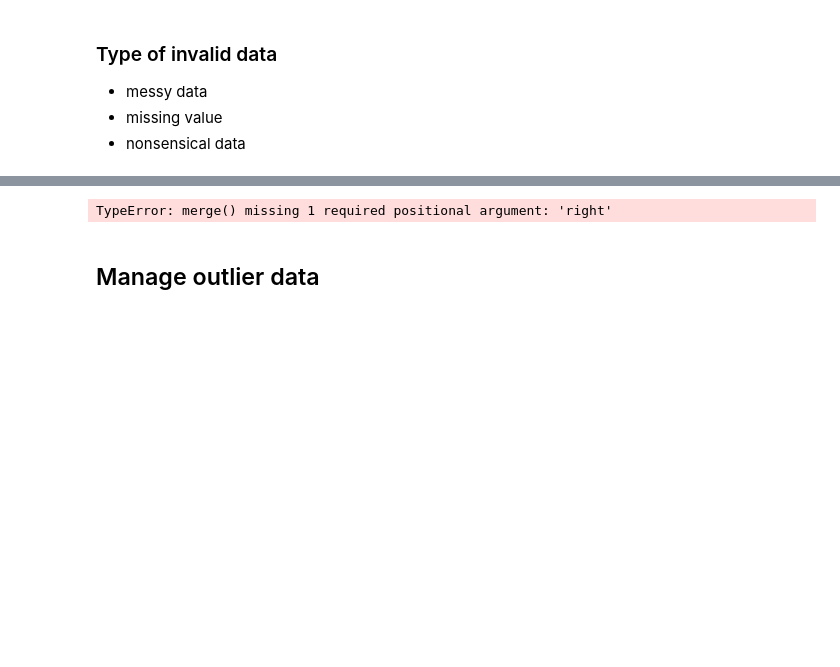
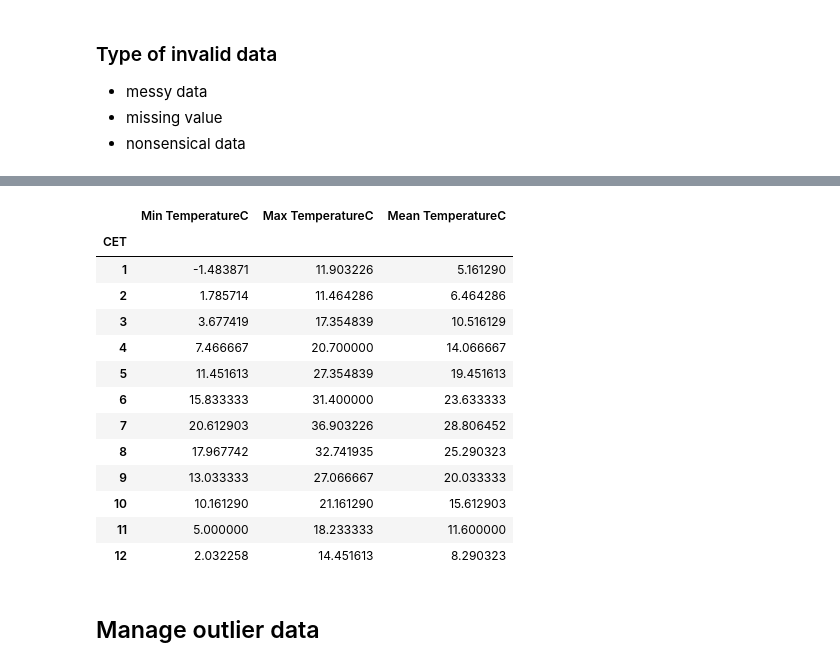
Before and after one commit to nnyPRO/Daily_Weather, a Jupyter notebook: code/Ta.ipynb, the cells around one changed output, grey strips where cells are left out. Drawn from its saved outputs; the diff is of its cells as text; code cells hidden in the pictures; blank space fills up the shorter version.

Commit message:
concat data

```diff
--- a/code/Ta.ipynb
+++ b/code/Ta.ipynb
@@ -162,10 +128,26 @@ y = pd.DataFrame(focus_data_month['Max TemperatureC'].mean())
 # %%
-z = pd.DataFrame(focus_data_month['Min TemperatureC'].mean())
+# mean of max, min and mean value
+min_temp_m = pd.DataFrame(focus_data_month['Min TemperatureC'].mean())
+max_temp_m = pd.DataFrame(focus_data_month['Max TemperatureC'].mean())
+mean_temp_m = pd.DataFrame(focus_data_month['Mean TemperatureC'].mean())
-# %%
-# print(z, y, x)
-v = pd.concat([z, y, x])
-pd.merge(v)
-# %% [output]
-TypeError: merge() missing 1 required positional argument: 'right'
+# %%
+# group three data
+temp_m = pd.concat([min_temp_m, max_temp_m, mean_temp_m], axis=1)
+temp_m
+# %% [output]
+|  | Min TemperatureC | Max TemperatureC | Mean TemperatureC |
+| CET |  |  |  |
+| 1 | -1.483871 | 11.903226 | 5.161290 |
+| 2 | 1.785714 | 11.464286 | 6.464286 |
+| 3 | 3.677419 | 17.354839 | 10.516129 |
+| 4 | 7.466667 | 20.700000 | 14.066667 |
+| 5 | 11.451613 | 27.354839 | 19.451613 |
+| 6 | 15.833333 | 31.400000 | 23.633333 |
+| 7 | 20.612903 | 36.903226 | 28.806452 |
+| 8 | 17.967742 | 32.741935 | 25.290323 |
+| 9 | 13.033333 | 27.066667 | 20.033333 |
+| 10 | 10.161290 | 21.161290 | 15.612903 |
+| 11 | 5.000000 | 18.233333 | 11.600000 |
+| 12 | 2.032258 | 14.451613 | 8.290323 |
 # %% [markdown]
 ## Manage outlier data
```
Also changed, not shown: parts of 16 cells of this notebook.
